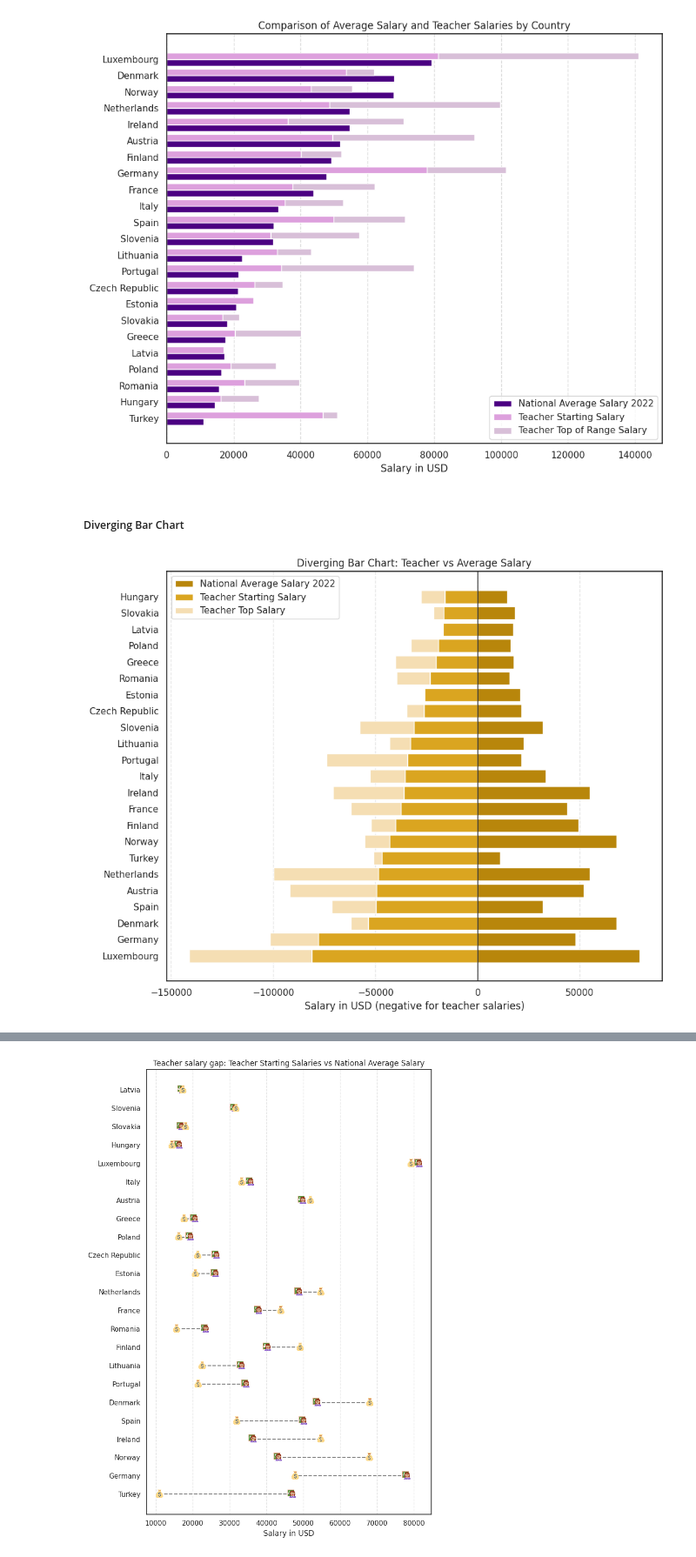
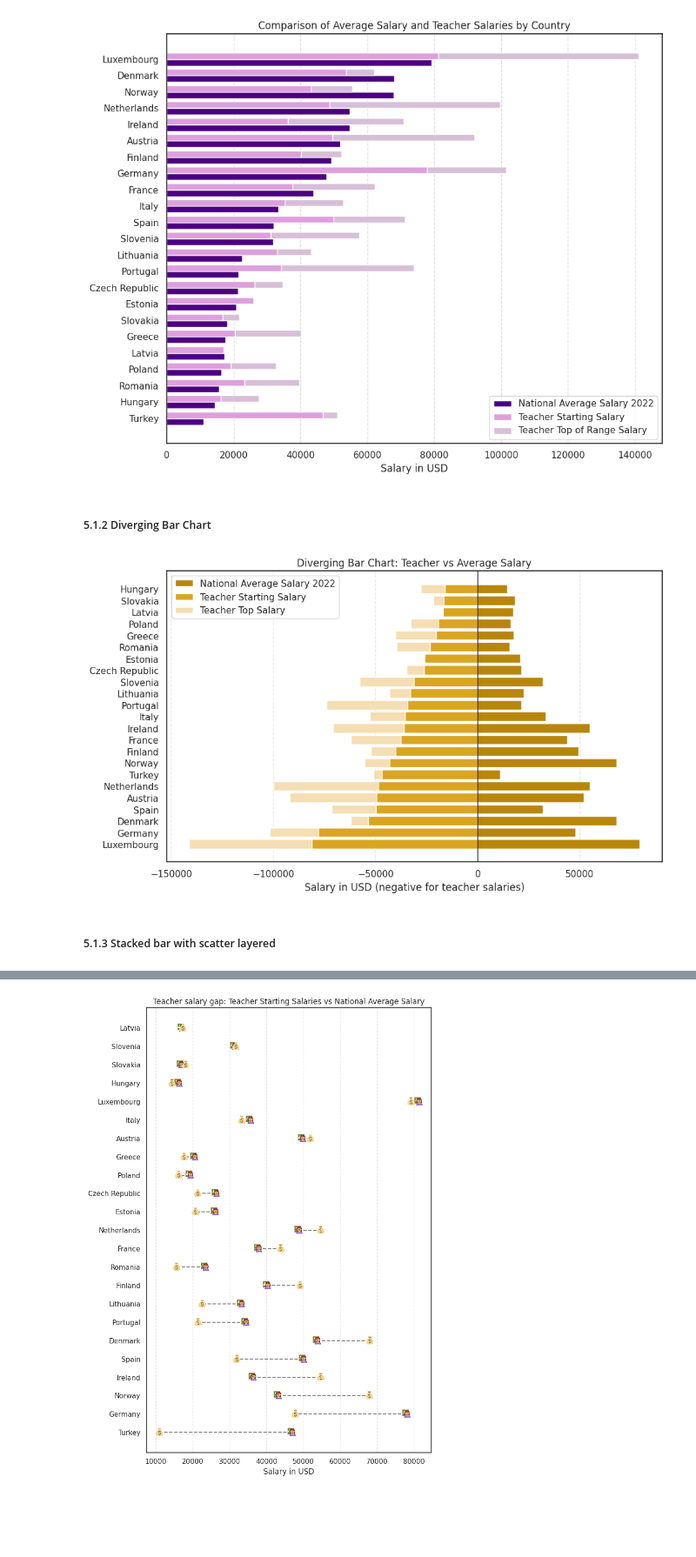
Before and after one commit to BeejalP/teachersalaries, a Jupyter notebook: my_project.ipynb, the cells around one changed output, grey strips where cells are left out. Shown at 87% size. Cells and saved outputs as stored; diff of their text form; code cells hidden in the pictures; blank space fills up the shorter version.

```diff
--- a/my_project.ipynb
+++ b/my_project.ipynb
@@ -684,9 +684,9 @@ salaries = salaries.dropna(subset=["Annual_Salary_2022"])
 # %%
 salaries = salaries[~salaries['Country'].isin(['United States', 'Canada','Israel'])]
 # %%
-salaries['salary_gap'] = abs(salaries['Annual_Salary_2022'] - salaries['lower_secondary_starting'])
+salaries['salary_gap'] = abs(salaries['lower_secondary_starting'] - salaries['Annual_Salary_2022'])
 # %%
-salaries['percentage_difference'] = ((salaries['Annual_Salary_2022'] - salaries['lower_secondary_starting']) / salaries['lower_secondary_starting']) * 100
+salaries['percentage_difference'] = ((salaries['lower_secondary_starting'] - salaries['Annual_Salary_2022']) / salaries['Annual_Salary_2022']) * 100
 # %% [markdown]
 #### 3.3 All dfs merge
 # %%
@@ -1725,37 +1727,39 @@ plt.show()
 # %% [output]
 [figure]
 # %% [markdown]
-##### Diverging Bar Chart
+##### 5.1.2 Diverging Bar Chart
 # %%
 # Diverging Bar Chart
 # Sort by average salary
 salaries = salaries.sort_values(by="lower_secondary_starting", ascending=False)
 
 y = np.arange(len(salaries))
 
-fig, ax = plt.subplots(figsize=(10, 8))
+fig, ax = plt.subplots(figsize=(10, 6))
 
 # Diverging bars
 ax.barh(y, salaries["Annual_Salary_2022"], color="darkgoldenrod", label="National Average Salary 2022")
 ax.barh(y, -salaries["lower_secondary_starting"], color="goldenrod", label="Teacher Starting Salary")
 ax.barh(y, -(salaries["lower_secondary_top"] - salaries["lower_secondary_starting"]), left=-salaries["lower_secondary_starting"], color="wheat", label="Teacher Top Salary")
 
 # Formatting
 ax.set_yticks(y)
 ax.set_yticklabels(salaries["Country"])
 ax.axvline(0, color="black", linewidth=1)  # Center line
 ax.set_xlabel("Salary in USD (negative for teacher salaries)")
 ax.set_title("Diverging Bar Chart: Teacher vs Average Salary")
 ax.legend()
 ax.grid(axis='x', linestyle="--", alpha=0.5)
 
 # Save the image
 plt.tight_layout()
 plt.savefig("salary diverging bar chart.png")
 
 plt.tight_layout()
 plt.show()
 # %% [output]
-[figure, old version]
+[figure, new version]
+# %% [markdown]
+##### 5.1.3 Stacked bar with scatter layered
 # %%
 # Sort by the average salary
```
Also changed, not shown: parts of 10 cells of this notebook, 3 other files.
